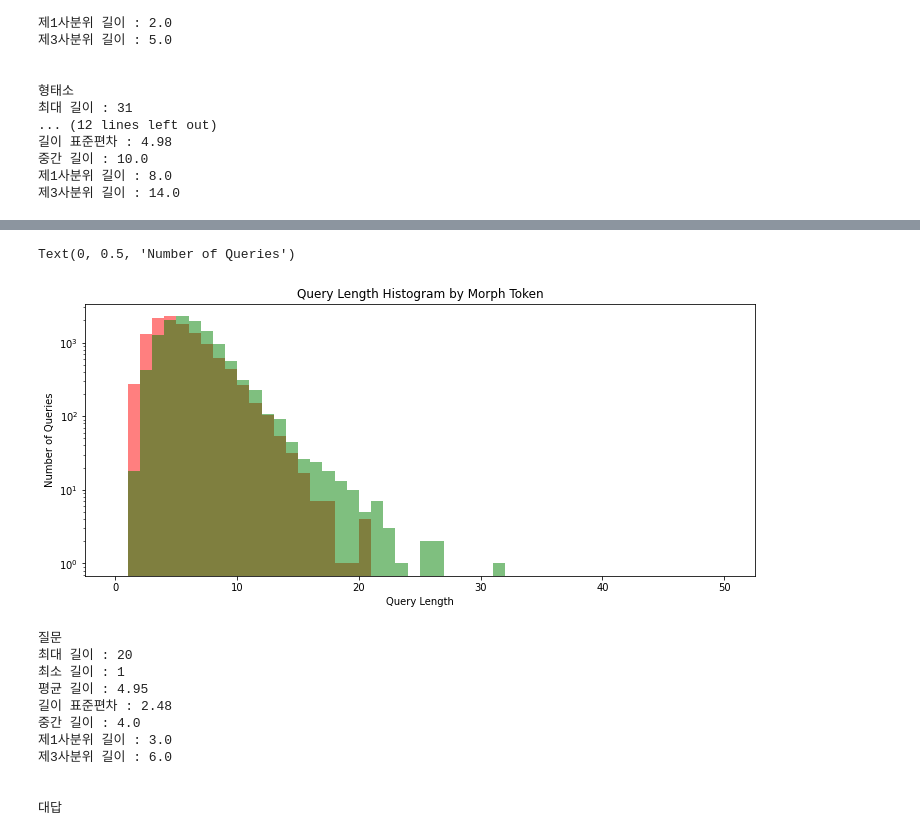
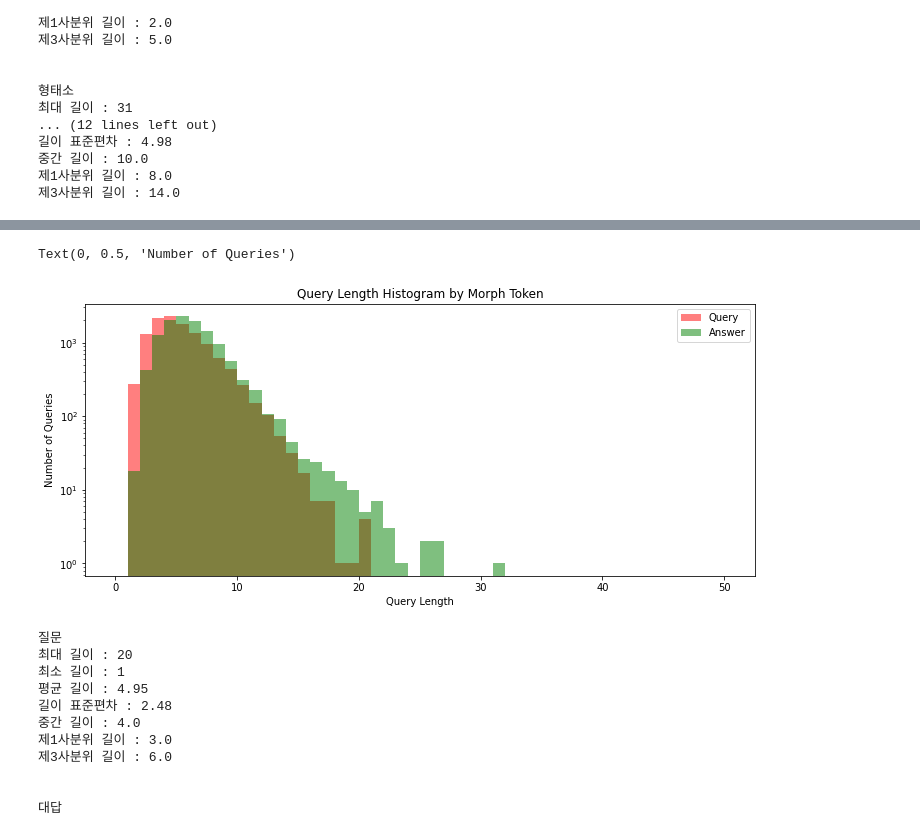
Before and after one commit to Jio-Kim/NLP_with_TF2-ML, a Jupyter notebook: 6_챗봇_만들기.ipynb, the cells around one changed output, grey strips where cells are left out. Drawn from its saved outputs; the diff is of its cells as text; code cells hidden in the pictures.

```diff
--- a/6_챗봇_만들기.ipynb
+++ b/6_챗봇_만들기.ipynb
@@ -162,14 +159,15 @@ Text(0, 0.5, 'Number of Queries')
 # %%
 plt.figure(figsize = (12,5))
 plt.hist(query_sent_len_by_morph, bins = 50, range = [0,50], alpha = 0.5, color = 'r', label = 'Query') # 질문 형태소 길이 분석
 plt.hist(answer_sent_len_by_morph, bins = 50, range = [0,50], alpha = 0.5, color = 'g', label = 'Answer')  # 대답 형태소 단위 길이 분석
+plt.legend()
 plt.yscale("log")
 plt.title("Query Length Histogram by Morph Token")
 plt.xlabel("Query Length")
 plt.ylabel("Number of Queries")
 # %% [output]
 Text(0, 0.5, 'Number of Queries')
-[figure, old version]
+[figure, new version]
 # %%
 lists = [query_sent_len_by_morph,answer_sent_len_by_morph]
 for i in lists:
```
Also changed, not shown: parts of 36 cells of this notebook.
